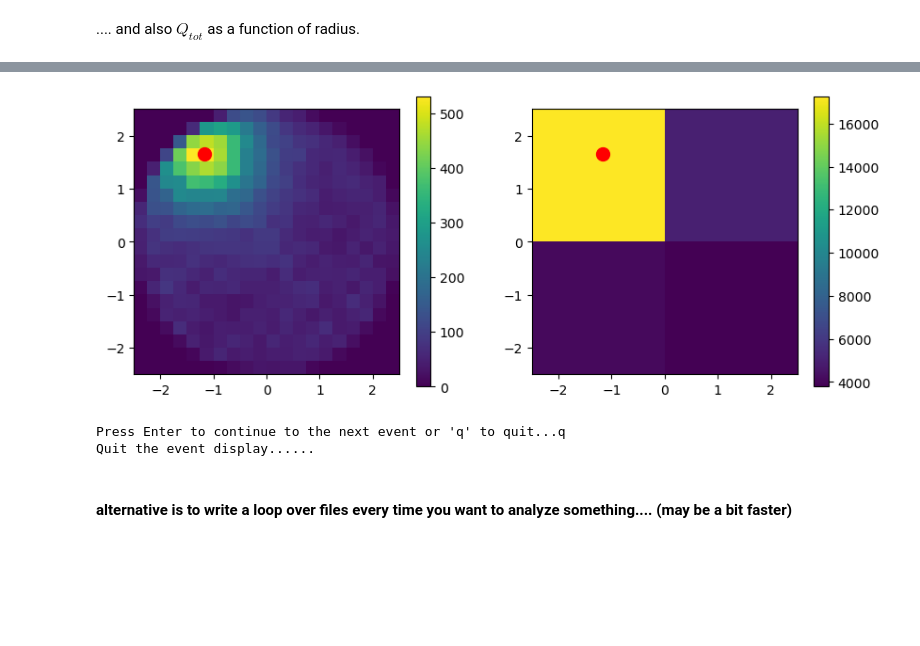
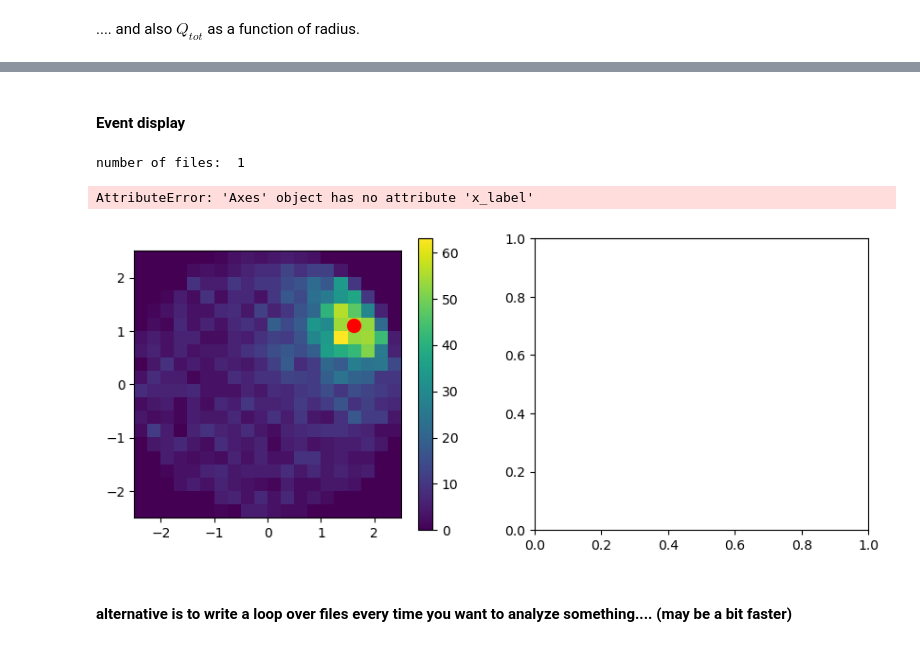
Before and after one commit to acolijn/OptoSim, a Jupyter notebook: notebook/ReadDataVerification.ipynb, the cells around one changed output, grey strips where cells are left out. Drawn from its saved outputs; the diff is of its cells as text; code cells hidden in the pictures; blank space fills up the shorter version.

```diff
--- a/notebook/ReadDataVerification.ipynb
+++ b/notebook/ReadDataVerification.ipynb
@@ -115,19 +120,23 @@ Text(0, 0.5, '$Q_{tot}$')
-# %%
-for ev in events:
-    events.show_event(ev)
-    response = input("Press Enter to continue to the next event or 'q' to quit...")
-
-    if response.lower() == 'q':
-        print("Quit the event display......")
-        break
-
-    clear_output(wait=True)
-
-events.reset()
-# %% [output]
-[figure, removed]
-Press Enter to continue to the next event or 'q' to quit...q
-Quit the event display......
+# %% [markdown]
+#### Event display
+# %%
+events = EventReader(files)
+
+for ev in events:
+    events.show_event(ev)
+    response = input("Press Enter to continue to the next event or 'q' to quit...")
+
+    if response.lower() == 'q':
+        print("Quit the event display......")
+        break
+
+    clear_output(wait=True)
+
+events.reset()
+# %% [output]
+number of files:  1
+AttributeError: 'Axes' object has no attribute 'x_label'
+[figure, added]
 # %% [markdown]
 #### alternative is to write a loop over files every time you want to analyze something.... (may be a bit faster)
 # %%
```
Also changed, not shown: parts of 8 cells of this notebook, 11 other files.
